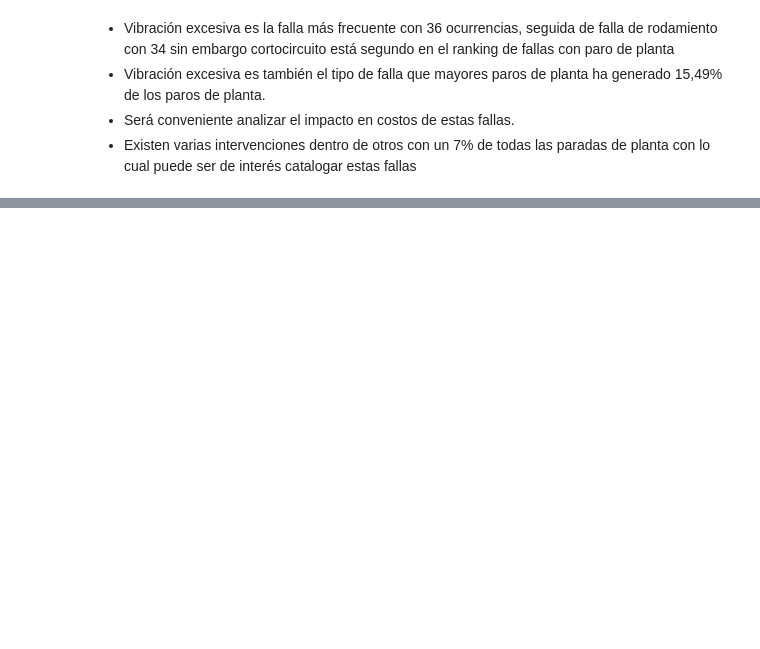
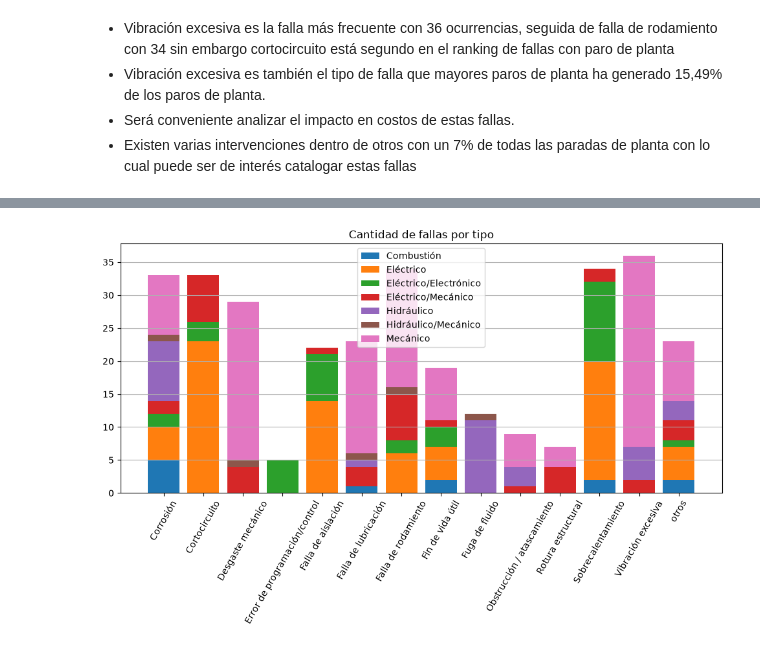
Before and after one commit to dcardone1/Maintenance_System_Analysis, a Jupyter notebook: Analysis.ipynb, the cells around one changed output, grey strips where cells are left out. Cells and saved outputs as stored; diff of their text form; code cells hidden in the pictures; blank space fills up the shorter version.

Commit message:
Se analizan las fallas por categoría de equipos, pero falta

```diff
--- a/Analysis.ipynb
+++ b/Analysis.ipynb
@@ -314,0 +410,4 @@ plt.show()
+# %%
+frecuencia_fallas_categoria = frecuencia_fallas_categoria.sort_values(by='fallas', ascending=False)
+
+frecuencia_fallas_categoria.head()
@@ -314,0 +421,7 @@ plt.show()
+# %%
+
+fallas_pivot = (
+frecuencia_fallas_categoria
+ .pivot(index='categoría', columns='tipo_falla', values='fallas')
+ .fillna(0)
+)
@@ -314,0 +438,17 @@ plt.show()
+# %%
+fig, ax = plt.subplots(figsize=(12,5))
+
+bottom = np.zeros(len(fallas_pivot.columns))
+
+for i in fallas_pivot.index:
+
+    b = ax.bar(x = fallas_pivot.columns, height = fallas_pivot.loc[i], label=i, bottom=bottom)
+    bottom += fallas_pivot.loc[i]
+
+ax.legend()
+plt.xticks(rotation = 60)
+plt.title('Cantidad de fallas por tipo')
+plt.grid(axis='y')
+plt.show()
+# %% [output]
+[figure, added]
```
Also changed, not shown: parts of 15 cells of this notebook, 1 other file.
